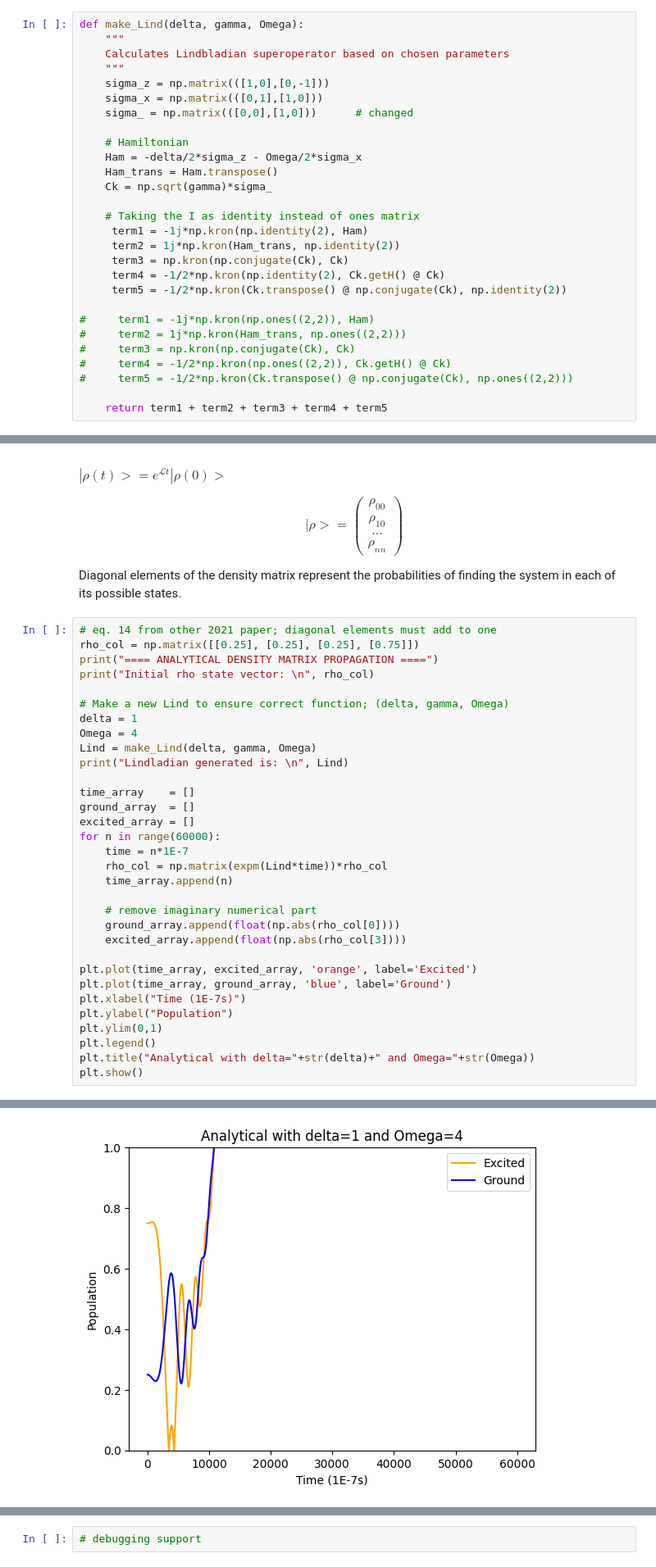
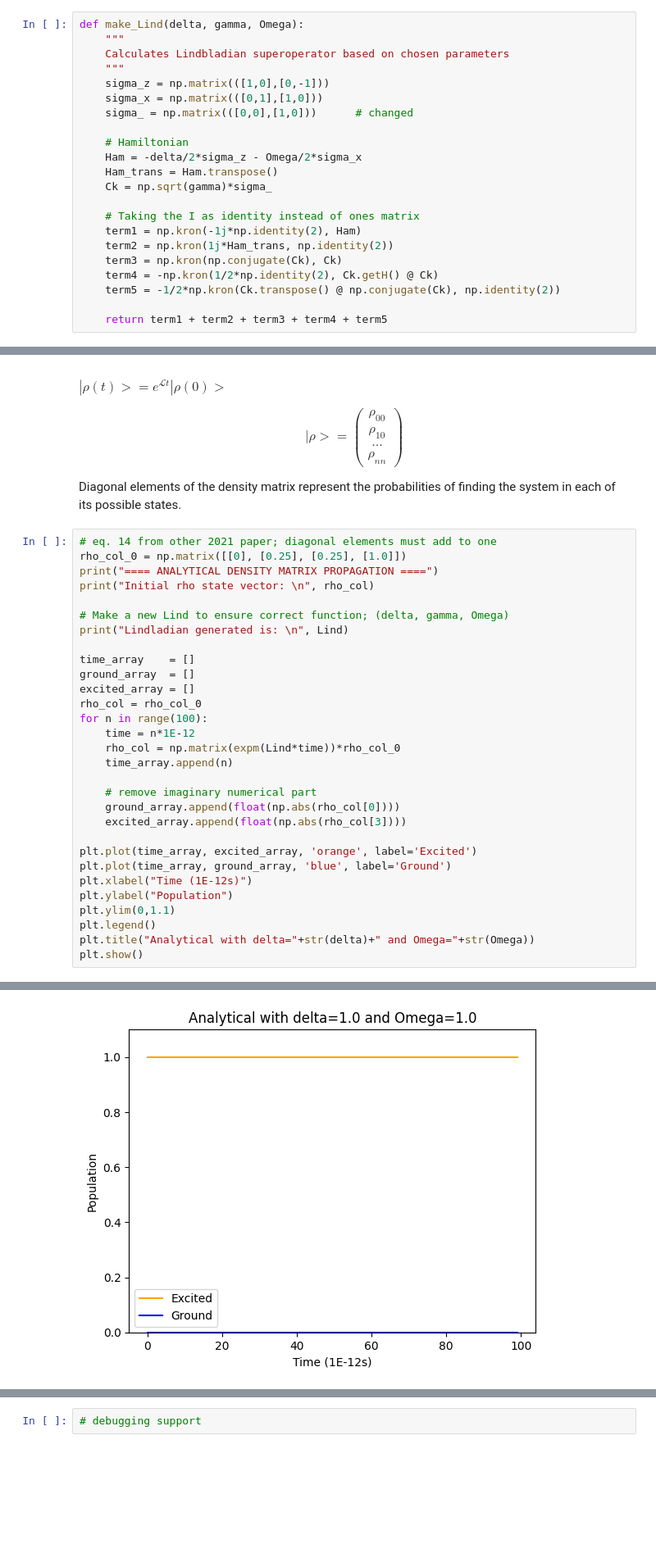
Before and after one commit to GryphonTorch/Quantum, a Jupyter notebook: Open system Lindbladian simulation.ipynb, the cells around one changed output, grey strips where cells are left out. Shown at 82% size. Saved outputs shown, nothing was run; the diff lists cells and outputs as text; blank space fills up the shorter version.

```diff
--- a/Open system Lindbladian simulation.ipynb
+++ b/Open system Lindbladian simulation.ipynb
@@ -153,16 +153,10 @@ def make_Lind(delta, gamma, Omega):
     Ck = np.sqrt(gamma)*sigma_
 
     # Taking the I as identity instead of ones matrix
-     term1 = -1j*np.kron(np.identity(2), Ham)
-     term2 = 1j*np.kron(Ham_trans, np.identity(2))
-     term3 = np.kron(np.conjugate(Ck), Ck)
-     term4 = -1/2*np.kron(np.identity(2), Ck.getH() @ Ck)
-     term5 = -1/2*np.kron(Ck.transpose() @ np.conjugate(Ck), np.identity(2))
-
-#     term1 = -1j*np.kron(np.ones((2,2)), Ham)
-#     term2 = 1j*np.kron(Ham_trans, np.ones((2,2)))
-#     term3 = np.kron(np.conjugate(Ck), Ck)
-#     term4 = -1/2*np.kron(np.ones((2,2)), Ck.getH() @ Ck)
-#     term5 = -1/2*np.kron(Ck.transpose() @ np.conjugate(Ck), np.ones((2,2)))
+    term1 = np.kron(-1j*np.identity(2), Ham)
+    term2 = np.kron(1j*Ham_trans, np.identity(2))
+    term3 = np.kron(np.conjugate(Ck), Ck)
+    term4 = -np.kron(1/2*np.identity(2), Ck.getH() @ Ck)
+    term5 = -1/2*np.kron(Ck.transpose() @ np.conjugate(Ck), np.identity(2))
 
     return term1 + term2 + term3 + term4 + term5
@@ -364,22 +365,20 @@ $ |\rho(t)> = e^{\mathcal{L}t} |\rho(0)> $
 Diagonal elements of the density matrix represent the probabilities of finding the system in each of its possible states.
 # %%
 # eq. 14 from other 2021 paper; diagonal elements must add to one
-rho_col = np.matrix([[0.25], [0.25], [0.25], [0.75]])
+rho_col_0 = np.matrix([[0], [0.25], [0.25], [1.0]])
 print("==== ANALYTICAL DENSITY MATRIX PROPAGATION ====")
 print("Initial rho state vector: \n", rho_col)
 
 # Make a new Lind to ensure correct function; (delta, gamma, Omega)
-delta = 1
-Omega = 4
-Lind = make_Lind(delta, gamma, Omega)
 print("Lindladian generated is: \n", Lind)
 
 time_array    = []
 ground_array  = []
 excited_array = []
-for n in range(60000):
-    time = n*1E-7
-    rho_col = np.matrix(expm(Lind*time))*rho_col
+rho_col = rho_col_0
+for n in range(100):
+    time = n*1E-12
+    rho_col = np.matrix(expm(Lind*time))*rho_col_0
     time_array.append(n)
 
     # remove imaginary numerical part
@@ -388,9 +387,9 @@ for n in range(60000):
 
 plt.plot(time_array, excited_array, 'orange', label='Excited')
 plt.plot(time_array, ground_array, 'blue', label='Ground')
-plt.xlabel("Time (1E-7s)")
+plt.xlabel("Time (1E-12s)")
 plt.ylabel("Population")
-plt.ylim(0,1)
+plt.ylim(0,1.1)
 plt.legend()
 plt.title("Analytical with delta="+str(delta)+" and Omega="+str(Omega))
 plt.show()
@@ -409 +408 @@ Lindladian generated is:
-[figure, old version]
+[figure, new version]
```
Also changed, not shown: parts of 8 cells of this notebook.
